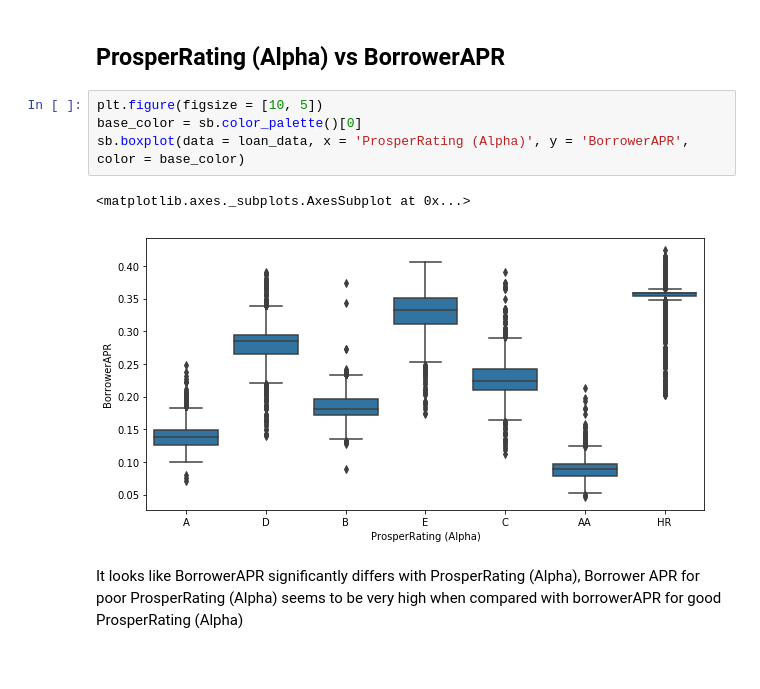
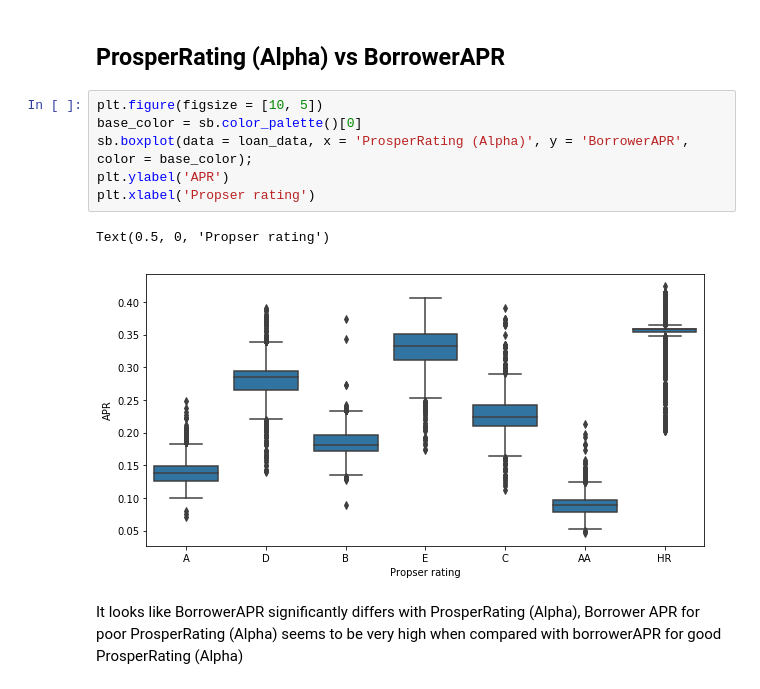
Before and after one commit to raj-palavarapu/Data-Analysis-Projects, a Jupyter notebook: Prosper Loan data Visualization/Explanatory.ipynb, the cells around one changed output. Cells and saved outputs as stored; diff of their text form.

```diff
--- a/Prosper Loan data Visualization/Explanatory.ipynb
+++ b/Prosper Loan data Visualization/Explanatory.ipynb
@@ -74,10 +74,12 @@ plt.xlabel('Original loan amount in $');
 # %%
 plt.figure(figsize = [10, 5])
 base_color = sb.color_palette()[0]
-sb.boxplot(data = loan_data, x = 'ProsperRating (Alpha)', y = 'BorrowerAPR', color = base_color)
+sb.boxplot(data = loan_data, x = 'ProsperRating (Alpha)', y = 'BorrowerAPR', color = base_color);
+plt.ylabel('APR')
+plt.xlabel('Propser rating')
 # %% [output]
-<matplotlib.axes._subplots.AxesSubplot at 0x...>
+Text(0.5, 0, 'Propser rating')
-[figure, old version]
+[figure, new version]
 # %% [markdown]
 It looks like BorrowerAPR significantly differs with ProsperRating (Alpha), Borrower APR for poor ProsperRating (Alpha) seems to be very high when compared with borrowerAPR for good ProsperRating (Alpha)
 # %% [markdown]
```
Also changed, not shown: parts of 3 cells of this notebook, 11 other files.
